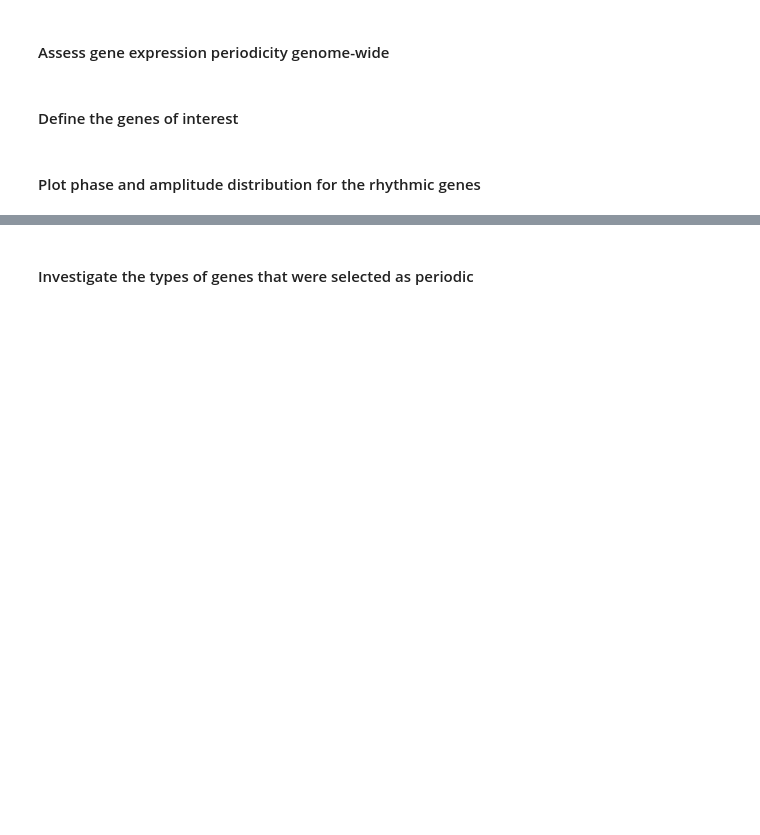
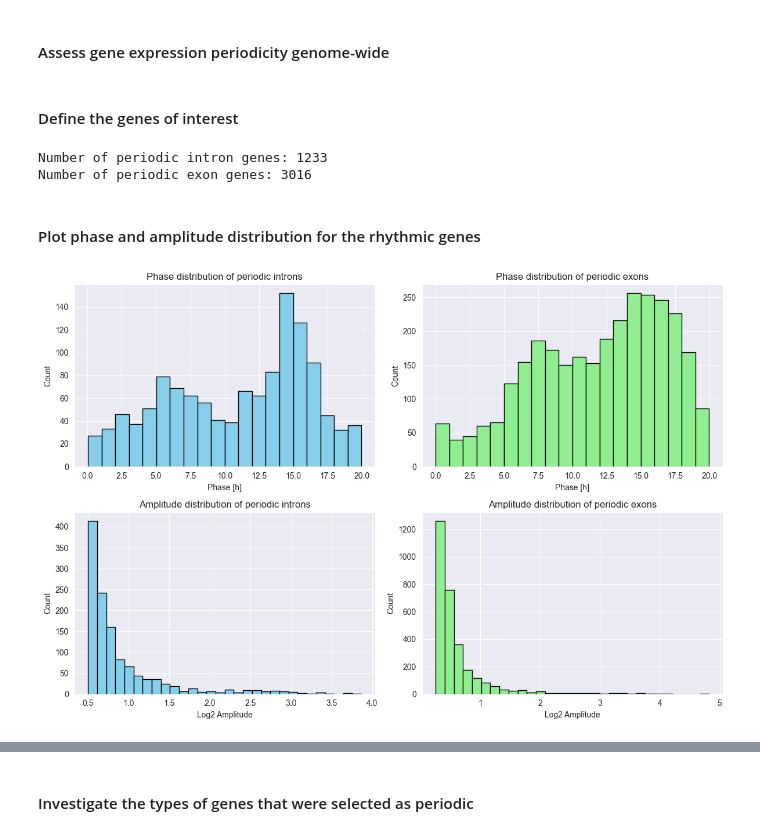
Before and after one commit to NicolasDugave/G2F-ex3, a Jupyter notebook: Exercise_Week10_11_B_Exercises_Maria.ipynb, the cells around one changed output, grey strips where cells are left out. Cells and saved outputs as stored; diff of their text form; code cells hidden in the pictures; blank space fills up the shorter version.

```diff
--- a/Exercise_Week10_11_B_Exercises_Maria.ipynb
+++ b/Exercise_Week10_11_B_Exercises_Maria.ipynb
@@ -627,13 +627,43 @@ results_exon = fit_harmo(dat_exon_fit, time, T)
 #### Define the genes of interest
 # %%
 # Get the genes with significant periodic gene expression in introns and exons
-#genes_per_introns = np.logical_and(..., ...)
-#...
-#...
+
+genes_per_introns = results_intron[(results_intron['q_val'] < 0.05) & (results_intron['amp'] > 0.5)]
+genes_per_exons = results_exon[(results_exon['q_val'] < 0.05) & (results_exon['amp'] > 0.25)]
+
+print(f"Number of periodic intron genes: {len(genes_per_introns)}")
+print(f"Number of periodic exon genes: {len(genes_per_exons)}")
+# %% [output]
+Number of periodic intron genes: 1233
+Number of periodic exon genes: 3016
 # %% [markdown]
 #### Plot phase and amplitude distribution for the rhythmic genes
 # %%
-#...
-#...
-#...
-#...
+fig, ax = plt.subplots(2, 2, figsize=(12, 8))
+
+# Phase histograms
+ax[0, 0].hist(genes_per_introns['phase'], bins=20, color='skyblue', edgecolor='black')
+ax[0, 0].set_title('Phase distribution of periodic introns')
+ax[0, 0].set_xlabel('Phase [h]')
+ax[0, 0].set_ylabel('Count')
+
+ax[0, 1].hist(genes_per_exons['phase'], bins=20, color='lightgreen', edgecolor='black')
+ax[0, 1].set_title('Phase distribution of periodic exons')
+ax[0, 1].set_xlabel('Phase [h]')
+ax[0, 1].set_ylabel('Count')
+
+# Amplitude histograms
+ax[1, 0].hist(genes_per_introns['amp'], bins=30, color='skyblue', edgecolor='black')
+ax[1, 0].set_title('Amplitude distribution of periodic introns')
+ax[1, 0].set_xlabel('Log2 Amplitude')
+ax[1, 0].set_ylabel('Count')
+
+ax[1, 1].hist(genes_per_exons['amp'], bins=30, color='lightgreen', edgecolor='black')
+ax[1, 1].set_title('Amplitude distribution of periodic exons')
+ax[1, 1].set_xlabel('Log2 Amplitude')
+ax[1, 1].set_ylabel('Count')
+
+plt.tight_layout()
+plt.show()
+# %% [output]
+[figure, added]
```
Also changed, not shown: parts of 8 cells of this notebook, 1 other file.
